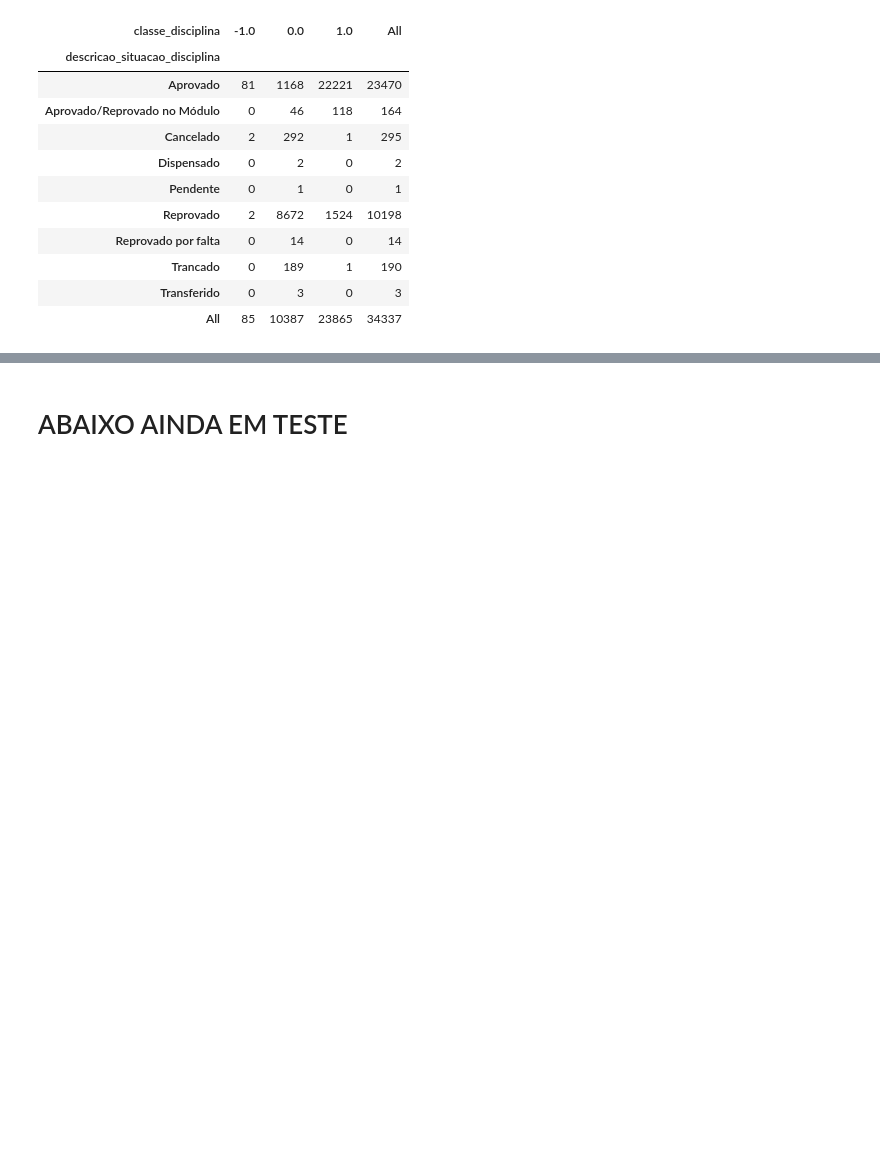
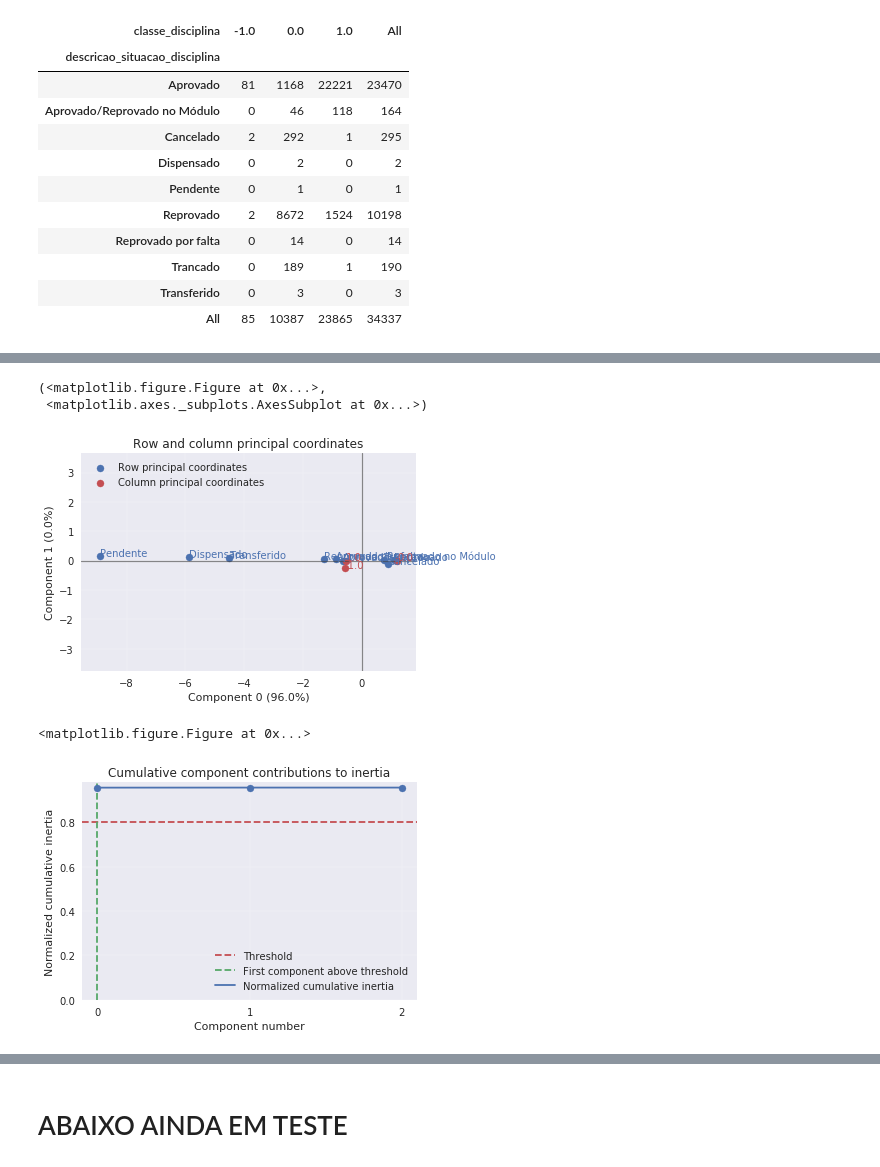
Before and after one commit to tmedeirosb/modelo_ifrn, a Jupyter notebook: Artigo_WCDE17.ipynb, the cells around one changed output, grey strips where cells are left out. Saved outputs shown, nothing was run; the diff lists cells and outputs as text; code cells hidden in the pictures; blank space fills up the shorter version.

```diff
--- a/Artigo_WCDE17.ipynb
+++ b/Artigo_WCDE17.ipynb
@@ -178,0 +183,3 @@ tbl
+# %%
+tbl = pd.crosstab(index = dados.descricao_situacao_disciplina , columns = dados.classe_disciplina)
+ca = prince.CA(tbl, n_components=-1)
@@ -178,0 +367,20 @@ tbl
+# %%
+%matplotlib inline
+
+#fig1, ax1 = ca.plot_cumulative_inertia()
+#fig2, ax2 = ca.plot_rows_columns(show_row_labels=True, show_column_labels=True)
+#plt.show()
+
+#ERROR
+#axes deve ser colocado com "[]"! SE for colocado com () DÁ ERRO
+
+ca.plot_rows_columns(axes=[0, 1] ,show_row_labels=True, show_column_labels=True)
+
+fig = plt.figure()
+ca.plot_cumulative_inertia()
+# %% [output]
+(<matplotlib.figure.Figure at 0x...>,
+ <matplotlib.axes._subplots.AxesSubplot at 0x...>)
+[figure, added]
+<matplotlib.figure.Figure at 0x...>
+[figure, added]
```
Also changed, not shown: parts of 20 cells of this notebook.
